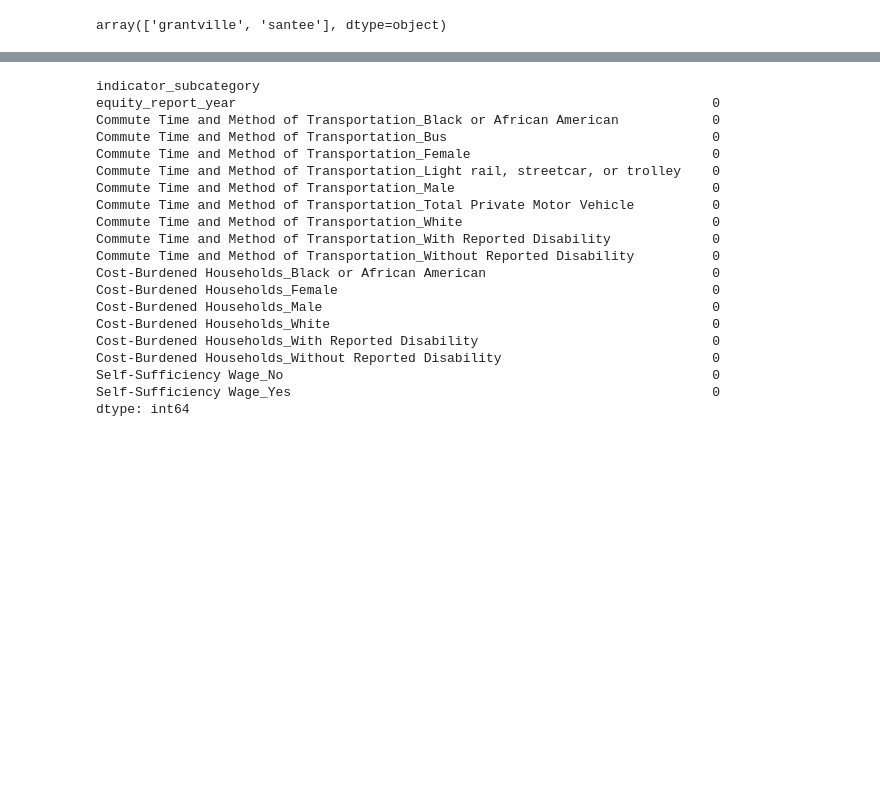
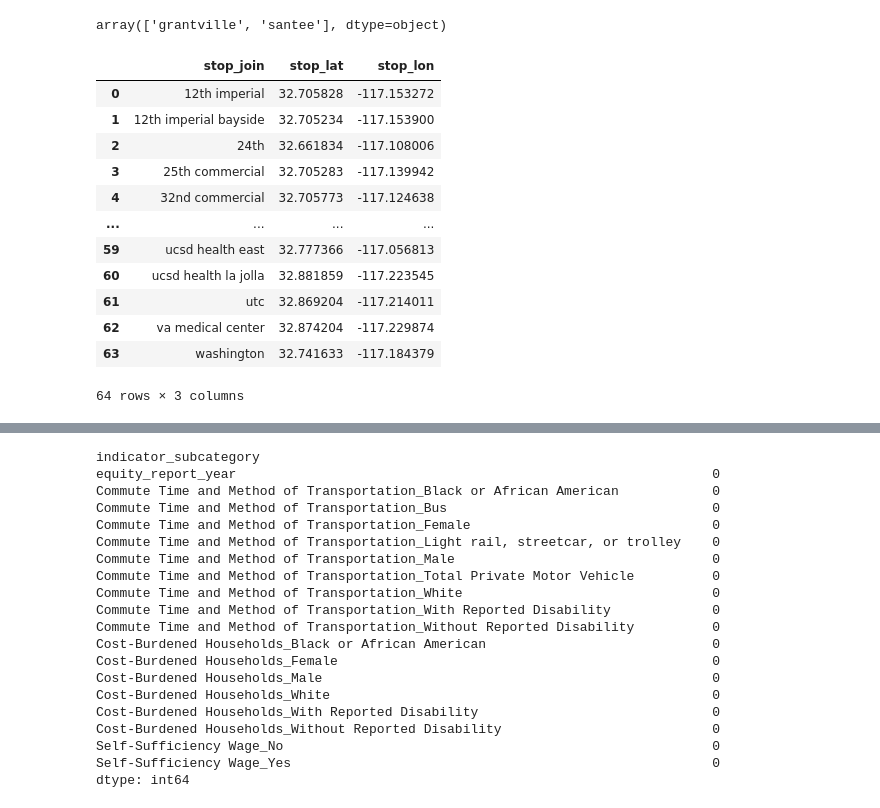
Before and after one commit to COGS108/Group022_WI26, a Jupyter notebook: 03-FinalProject.ipynb, the cells around one changed output, grey strips where cells are left out. Saved outputs shown, nothing was run; the diff lists cells and outputs as text; code cells hidden in the pictures; blank space fills up the shorter version.

```diff
--- a/03-FinalProject.ipynb
+++ b/03-FinalProject.ipynb
@@ -232 +275,20 @@ clean_stops_df = clean_stops_df.groupby('stop_join').agg({'stop_lat': 'mean', 's
+# %%
+# Groups transit stop data by newly formatted station name and takes mean of each coordinate to resolve any slight discrepancies
+
+clean_stops_df = clean_stops_df.groupby('stop_join').agg({'stop_lat': 'mean', 'stop_lon': 'mean'}).reset_index()
+clean_stops_df
+# %% [output]
+|  | stop_join | stop_lat | stop_lon |
+| 0 | 12th imperial | 32.705828 | -117.153272 |
+| 1 | 12th imperial bayside | 32.705234 | -117.153900 |
+| 2 | 24th | 32.661834 | -117.108006 |
+| 3 | 25th commercial | 32.705283 | -117.139942 |
+| 4 | 32nd commercial | 32.705773 | -117.124638 |
+| ... | ... | ... | ... |
+| 59 | ucsd health east | 32.777366 | -117.056813 |
+| 60 | ucsd health la jolla | 32.881859 | -117.223545 |
+| 61 | utc | 32.869204 | -117.214011 |
+| 62 | va medical center | 32.874204 | -117.229874 |
+| 63 | washington | 32.741633 | -117.184379 |
+64 rows × 3 columns
 # %%
```
Also changed, not shown: parts of 21 cells of this notebook.
